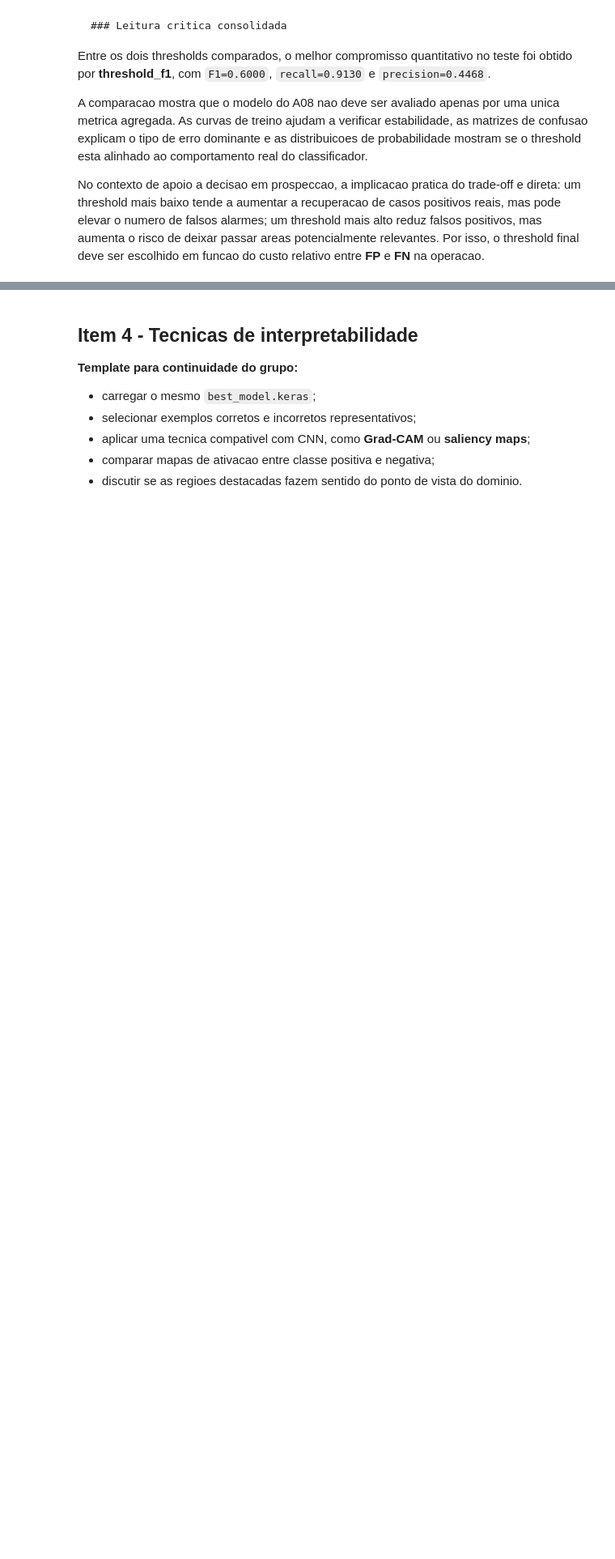
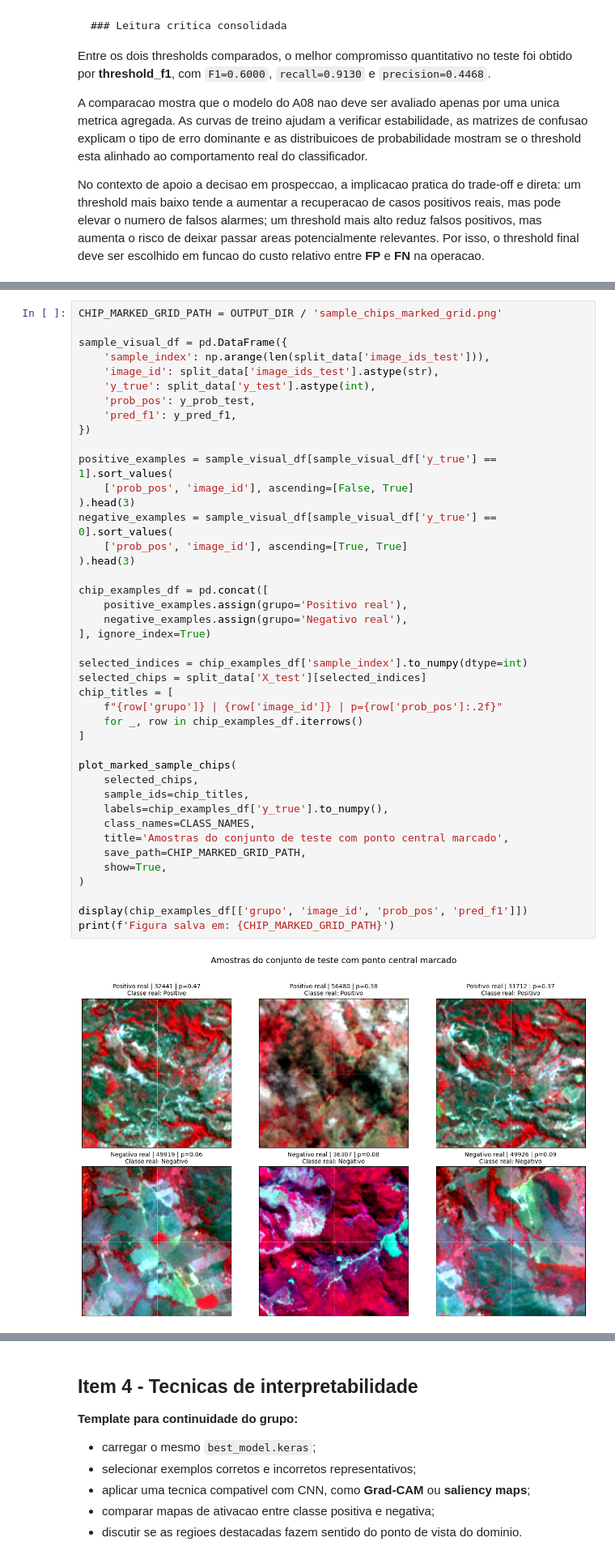
Before and after one commit to pedroauler12/SpectraAI, a Jupyter notebook: artefatos/a09_interpretabilidade_visualizacao/a09_interpretabilidade_visualizacao.ipynb, the cells around one changed output, grey strips where cells are left out. Shown at 81% size. Cells and saved outputs as stored; diff of their text form; blank space fills up the shorter version.

```diff
--- a/artefatos/a09_interpretabilidade_visualizacao/a09_interpretabilidade_visualizacao.ipynb
+++ b/artefatos/a09_interpretabilidade_visualizacao/a09_interpretabilidade_visualizacao.ipynb
@@ -709,0 +972,44 @@ display(top_positive[['image_id', 'latitude_wgs84_decimal', 'longitude_wgs84_dec
+# %%
+CHIP_MARKED_GRID_PATH = OUTPUT_DIR / 'sample_chips_marked_grid.png'
+
+sample_visual_df = pd.DataFrame({
+    'sample_index': np.arange(len(split_data['image_ids_test'])),
+    'image_id': split_data['image_ids_test'].astype(str),
+    'y_true': split_data['y_test'].astype(int),
+    'prob_pos': y_prob_test,
+    'pred_f1': y_pred_f1,
+})
+
+positive_examples = sample_visual_df[sample_visual_df['y_true'] == 1].sort_values(
+    ['prob_pos', 'image_id'], ascending=[False, True]
+).head(3)
+negative_examples = sample_visual_df[sample_visual_df['y_true'] == 0].sort_values(
+    ['prob_pos', 'image_id'], ascending=[True, True]
+).head(3)
+
+chip_examples_df = pd.concat([
+    positive_examples.assign(grupo='Positivo real'),
+    negative_examples.assign(grupo='Negativo real'),
+], ignore_index=True)
+
+selected_indices = chip_examples_df['sample_index'].to_numpy(dtype=int)
+selected_chips = split_data['X_test'][selected_indices]
+chip_titles = [
+    f"{row['grupo']} | {row['image_id']} | p={row['prob_pos']:.2f}"
+    for _, row in chip_examples_df.iterrows()
+]
+
+plot_marked_sample_chips(
+    selected_chips,
+    sample_ids=chip_titles,
+    labels=chip_examples_df['y_true'].to_numpy(),
+    class_names=CLASS_NAMES,
+    title='Amostras do conjunto de teste com ponto central marcado',
+    save_path=CHIP_MARKED_GRID_PATH,
+    show=True,
+)
+
+display(chip_examples_df[['grupo', 'image_id', 'prob_pos', 'pred_f1']])
+print(f'Figura salva em: {CHIP_MARKED_GRID_PATH}')
+# %% [output]
+[figure, added]
```
Also changed, not shown: parts of 21 cells of this notebook, 11 other files.
